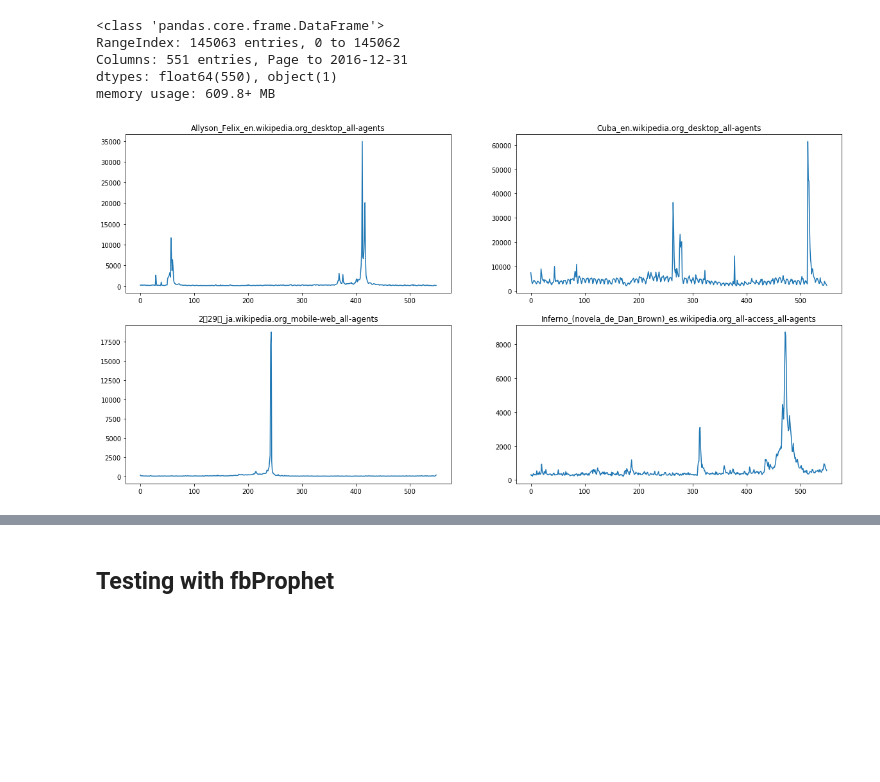
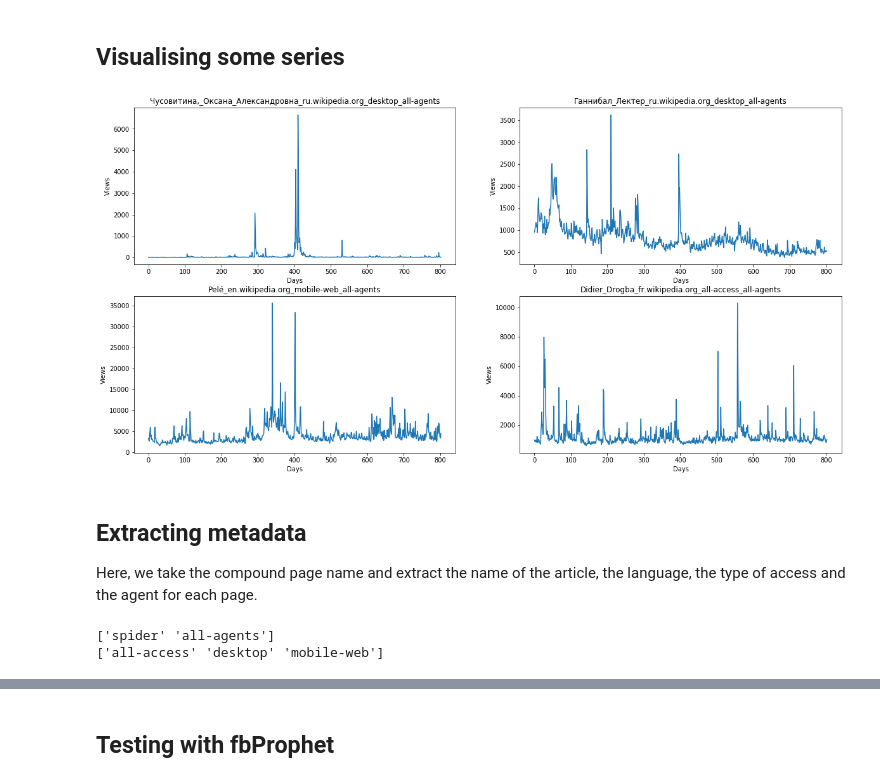
Before and after one commit to maximelovino/WikiForecasting, a Jupyter notebook: wiki_exploration.ipynb, the cells around one changed output, grey strips where cells are left out. Cells and saved outputs as stored; diff of their text form; code cells hidden in the pictures; blank space fills up the shorter version.

```diff
--- a/wiki_exploration.ipynb
+++ b/wiki_exploration.ipynb
@@ -5,5 +20,6 @@ import matplotlib.pyplot as plt
 # %%
-train1 = pd.read_csv("data/train_1.csv")
-train1.fillna(0,inplace=True)
-train1.head()
+original_dataset = pd.read_csv("data/train_2.csv")
+original_dataset.fillna(0,inplace=True)
+original_dataset.info()
+original_dataset.head()
 # %% [output]
@@ -17,21 +38,29 @@ train1.head()
+# %% [markdown]
+## Visualising some series
+# %%
+SERIES_DAYS = range(original_dataset.shape[1]-1)
+def plot_series(series, title, new_plot = True, plot_show = True, label = None):
+    if new_plot:
+        plt.figure(figsize=(20,10))
+    plt.plot(SERIES_DAYS,series,label=label)
+    plt.title(title)
+    plt.xlabel("Days")
+    plt.ylabel("Views")
+    if plot_show:
+        plt.legend()
+        plt.show()
 # %%
-import random
-train1.info()
-days = range(train1.shape[1]-1)
 plt.figure(figsize=(20,10))
 for i in range(4):
     plt.subplot(2,2,i+1)
-    sample = random.randint(0,train1.shape[0])
-    data = train1.iloc[sample,1:]
-    plt.plot(days,data)
-    plt.title(train1.iloc[sample,0])
-
+    sample = random.randint(0,original_dataset.shape[0])
+    data = original_dataset.iloc[sample,1:]
+    plot_series(data,original_dataset.iloc[sample,0],new_plot=False,plot_show=False)
 plt.show()
 # %% [output]
-<class 'pandas.core.frame.DataFrame'>
-RangeIndex: 145063 entries, 0 to 145062
-Columns: 551 entries, Page to 2016-12-31
-dtypes: float64(550), object(1)
-memory usage: 609.8+ MB
-[figure, old version]
+[figure, new version]
+# %% [markdown]
+## Extracting metadata
+
+Here, we take the compound page name and extract the name of the article, the language, the type of access and the agent for each page.
 # %%
@@ -50 +78,7 @@ train1 = train1[['Page', 'name', 'lang', 'access', 'agent'] + [c for c in train1
+# %%
+print(meta_dataset['agent'].unique())
+print(meta_dataset['access'].unique())
+# %% [output]
+['spider' 'all-agents']
+['all-access' 'desktop' 'mobile-web']
 # %%
```
Also changed, not shown: parts of 38 cells of this notebook, 2 other files.
